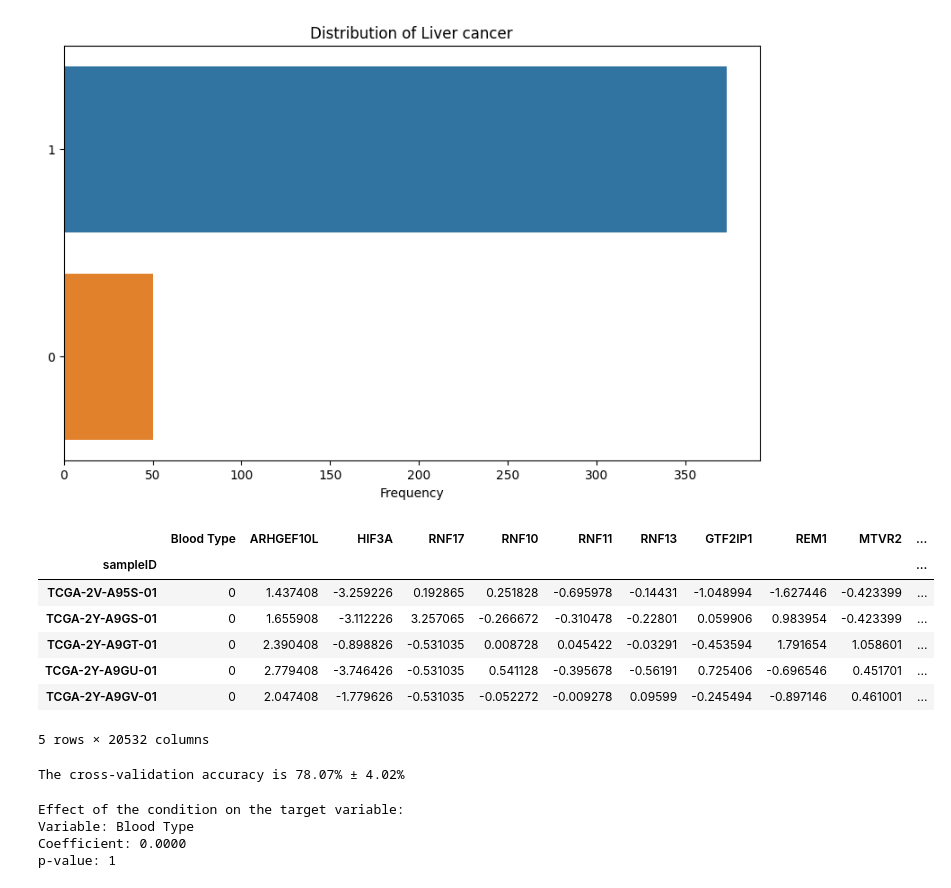
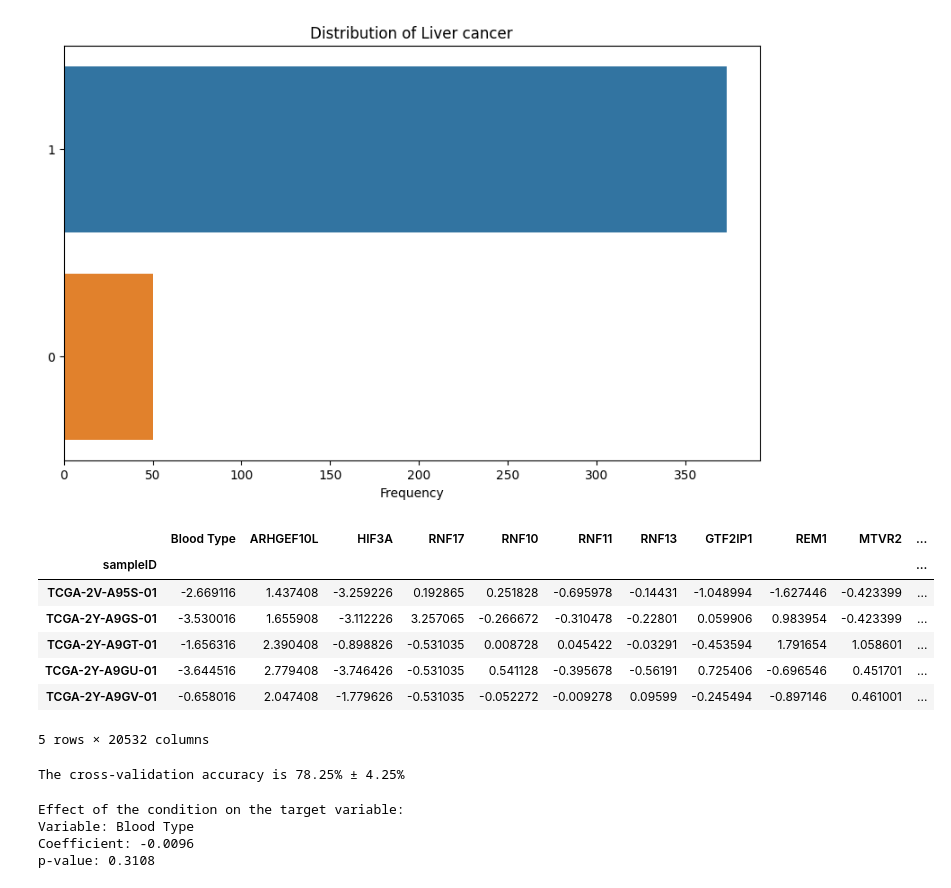
Before and after one commit to JingleiZhu-Jane/A14-Assignment, a Jupyter notebook: Assignment2_1.ipynb, the cells around one changed output. Cells and saved outputs as stored; diff of their text form; code cells hidden in the pictures.

```diff
--- a/Assignment2_1.ipynb
+++ b/Assignment2_1.ipynb
@@ -168,20 +166,19 @@ analyze_distributions(merged_data, numerical_columns=[condition_col, *interested
 [figure]
 [figure]
 # %%
-# Convert "day_to_birth" to age in years
-merged_data[condition_col] = (- merged_data[condition_col] / 365.25).astype(int)
+
 merged_data = merged_data.rename(columns={condition_col: condition})
 feature_cols = merged_data.columns.tolist()[:-1]
 
 merged_data.head()
 # %% [output]
 |  | Blood Type | ARHGEF10L | HIF3A | RNF17 | RNF10 | RNF11 | RNF13 | GTF2IP1 | REM1 | MTVR2 | ... |
 | sampleID |  |  |  |  |  |  |  |  |  |  | ... |
-| TCGA-2V-A95S-01 | 0 | 1.437408 | -3.259226 | 0.192865 | 0.251828 | -0.695978 | -0.14431 | -1.048994 | -1.627446 | -0.423399 | ... |
-| TCGA-2Y-A9GS-01 | 0 | 1.655908 | -3.112226 | 3.257065 | -0.266672 | -0.310478 | -0.22801 | 0.059906 | 0.983954 | -0.423399 | ... |
-| TCGA-2Y-A9GT-01 | 0 | 2.390408 | -0.898826 | -0.531035 | 0.008728 | 0.045422 | -0.03291 | -0.453594 | 1.791654 | 1.058601 | ... |
-| TCGA-2Y-A9GU-01 | 0 | 2.779408 | -3.746426 | -0.531035 | 0.541128 | -0.395678 | -0.56191 | 0.725406 | -0.696546 | 0.451701 | ... |
-| TCGA-2Y-A9GV-01 | 0 | 2.047408 | -1.779626 | -0.531035 | -0.052272 | -0.009278 | 0.09599 | -0.245494 | -0.897146 | 0.461001 | ... |
+| TCGA-2V-A95S-01 | -2.669116 | 1.437408 | -3.259226 | 0.192865 | 0.251828 | -0.695978 | -0.14431 | -1.048994 | -1.627446 | -0.423399 | ... |
+| TCGA-2Y-A9GS-01 | -3.530016 | 1.655908 | -3.112226 | 3.257065 | -0.266672 | -0.310478 | -0.22801 | 0.059906 | 0.983954 | -0.423399 | ... |
+| TCGA-2Y-A9GT-01 | -1.656316 | 2.390408 | -0.898826 | -0.531035 | 0.008728 | 0.045422 | -0.03291 | -0.453594 | 1.791654 | 1.058601 | ... |
+| TCGA-2Y-A9GU-01 | -3.644516 | 2.779408 | -3.746426 | -0.531035 | 0.541128 | -0.395678 | -0.56191 | 0.725406 | -0.696546 | 0.451701 | ... |
+| TCGA-2Y-A9GV-01 | -0.658016 | 2.047408 | -1.779626 | -0.531035 | -0.052272 | -0.009278 | 0.09599 | -0.245494 | -0.897146 | 0.461001 | ... |
 5 rows × 20532 columns
 # %%
 
@@ -248,7 +245,7 @@ X = merged_data.drop(columns=[trait]).values
 cv_mean, cv_std = cross_validation(X, y)
 print(f'The cross-validation accuracy is {(cv_mean * 100):.2f}% ± {(cv_std * 100):.2f}%')
 # %% [output]
-The cross-validation accuracy is 78.07% ± 4.02%
+The cross-validation accuracy is 78.25% ± 4.25%
 # %%
 # Conduct regression on the whole dataset
 # Instantiate the VariableSelection class
@@ -304,8 +301,8 @@ print(f"p-value: {condition_effect['p_value']:.4g}\n")
 # %% [output]
 Effect of the condition on the target variable:
 Variable: Blood Type
-Coefficient: 0.0000
-p-value: 1
+Coefficient: -0.0096
+p-value: 0.3108
 # %%
 threshold = 0.05
 # Apply the Benjamini-Hochberg correction
```
Also changed, not shown: parts of 3 cells of this notebook.
